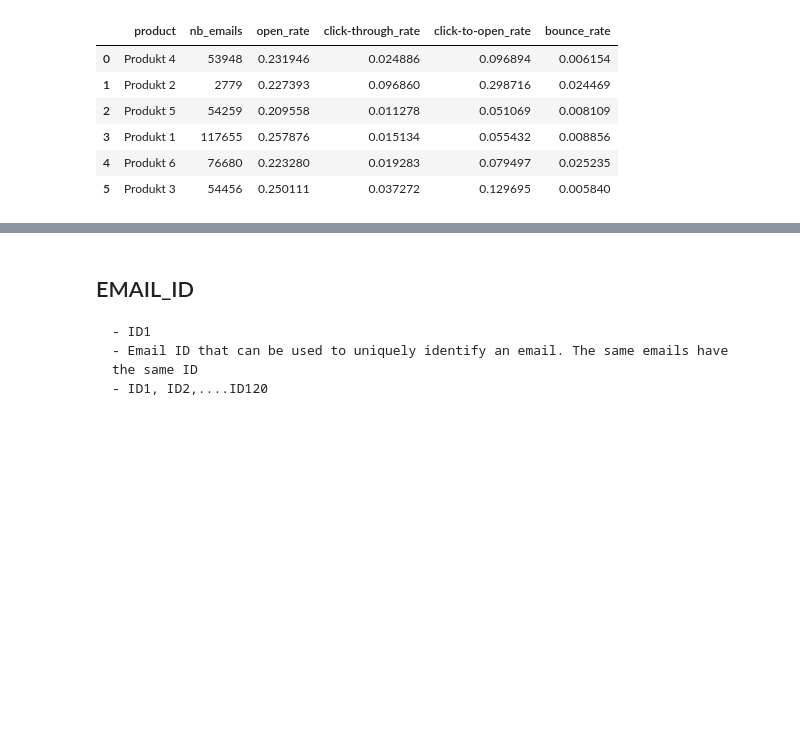
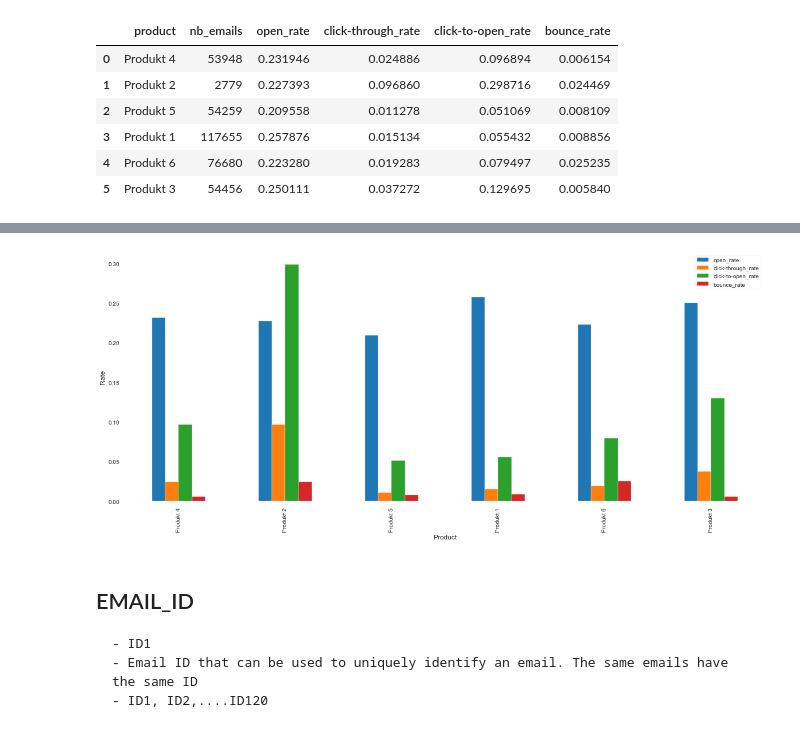
Before and after one commit to ck-unifr/analysis_email_performance, a Jupyter notebook: analysis_email_performance.ipynb, the cells around one changed output, grey strips where cells are left out. Saved outputs shown, nothing was run; the diff lists cells and outputs as text; code cells hidden in the pictures; blank space fills up the shorter version.

```diff
--- a/analysis_email_performance.ipynb
+++ b/analysis_email_performance.ipynb
@@ -1766,3 +1790,14 @@ df_final
+# %%
+ax = df_final.plot.bar(x='product',
+                       y=['open_rate', 'click-through_rate', 'click-to-open_rate', 'bounce_rate'],
+                       figsize=(20, 8))
+
+ax.set_xlabel("Product", fontsize=12)
+ax.set_ylabel("Rate", fontsize=12)
+
+plt.show()
+# %% [output]
+[figure, added]
 # %% [markdown]
 ## EMAIL_ID
 
```
Also changed, not shown: parts of 3 cells of this notebook.
